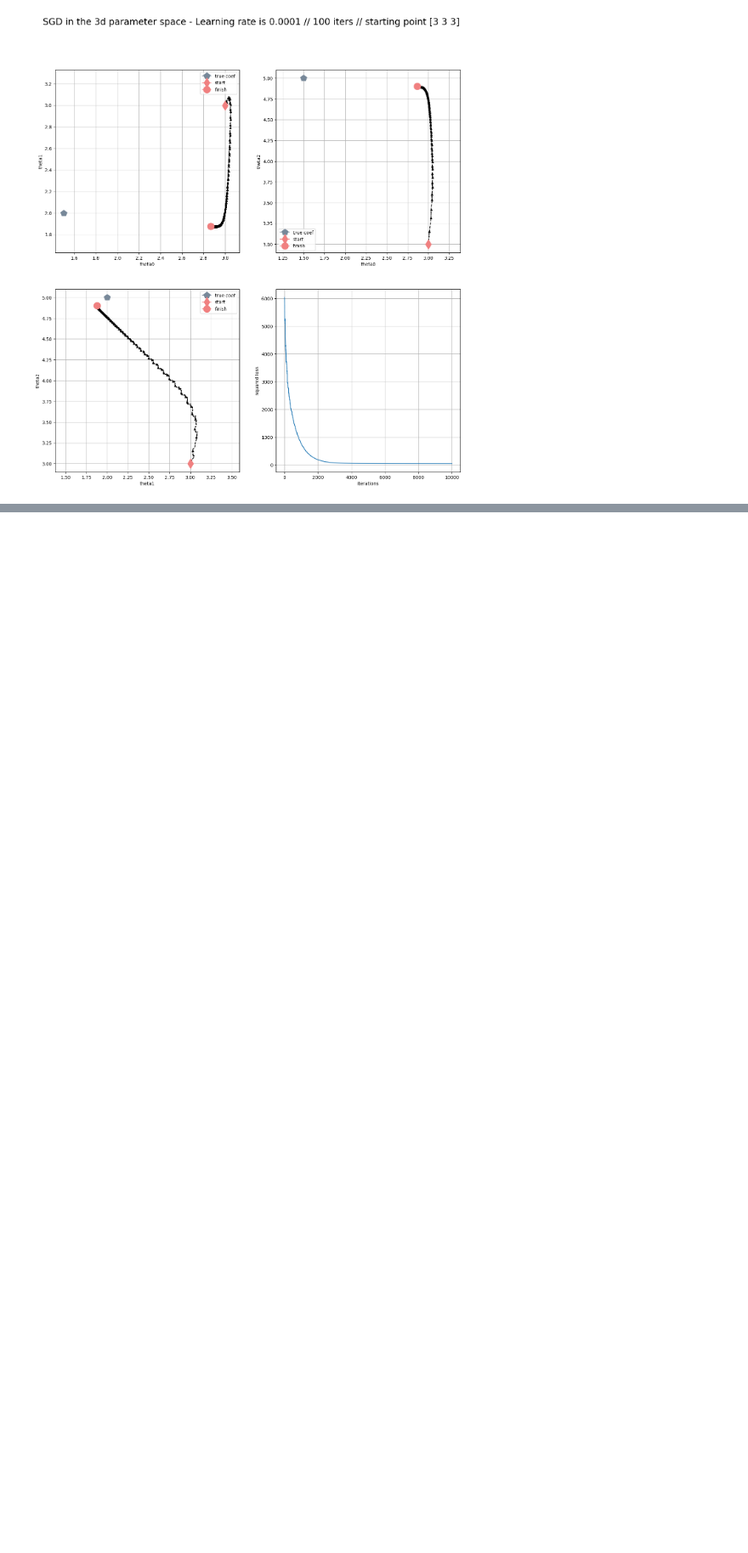
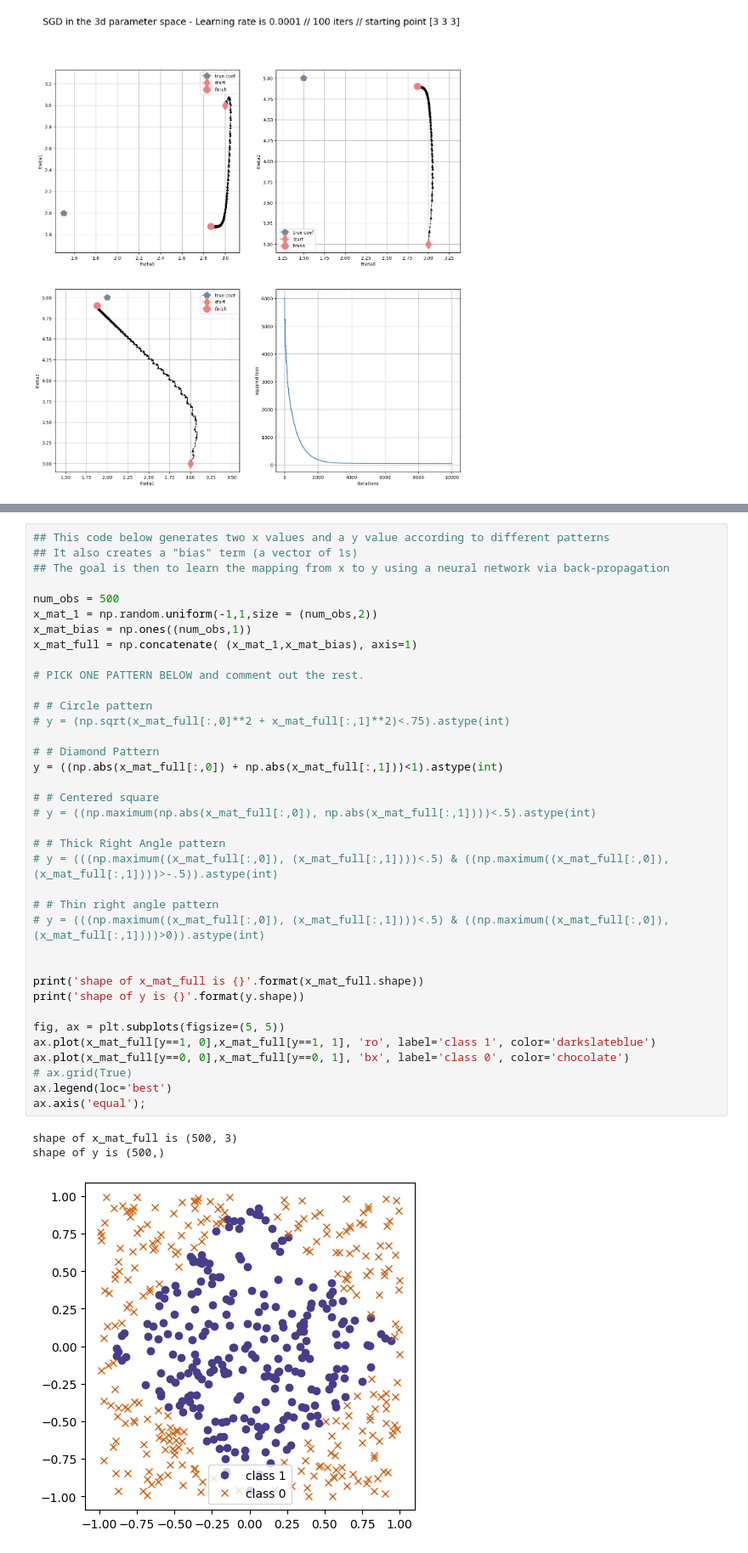
Before and after one commit to himanshukr72/Deep_learning, a Jupyter notebook: gradient descent.ipynb, the cells around one changed output, grey strips where cells are left out. Shown at 85% size. Saved outputs shown, nothing was run; the diff lists cells and outputs as text; blank space fills up the shorter version.

```diff
--- a/gradient descent.ipynb
+++ b/gradient descent.ipynb
@@ -175,0 +182,41 @@ plot_all(theta_path, loss_vec, learning_rate, num_iter,
+# %%
+## This code below generates two x values and a y value according to different patterns
+## It also creates a "bias" term (a vector of 1s)
+## The goal is then to learn the mapping from x to y using a neural network via back-propagation
+
+num_obs = 500
+x_mat_1 = np.random.uniform(-1,1,size = (num_obs,2))
+x_mat_bias = np.ones((num_obs,1))
+x_mat_full = np.concatenate( (x_mat_1,x_mat_bias), axis=1)
+
+# PICK ONE PATTERN BELOW and comment out the rest.
+
+# # Circle pattern
+# y = (np.sqrt(x_mat_full[:,0]**2 + x_mat_full[:,1]**2)<.75).astype(int)
+
+# # Diamond Pattern
+y = ((np.abs(x_mat_full[:,0]) + np.abs(x_mat_full[:,1]))<1).astype(int)
+
+# # Centered square
+# y = ((np.maximum(np.abs(x_mat_full[:,0]), np.abs(x_mat_full[:,1])))<.5).astype(int)
+
+# # Thick Right Angle pattern
+# y = (((np.maximum((x_mat_full[:,0]), (x_mat_full[:,1])))<.5) & ((np.maximum((x_mat_full[:,0]), (x_mat_full[:,1])))>-.5)).astype(int)
+
+# # Thin right angle pattern
+# y = (((np.maximum((x_mat_full[:,0]), (x_mat_full[:,1])))<.5) & ((np.maximum((x_mat_full[:,0]), (x_mat_full[:,1])))>0)).astype(int)
+
+
+print('shape of x_mat_full is {}'.format(x_mat_full.shape))
+print('shape of y is {}'.format(y.shape))
+
+fig, ax = plt.subplots(figsize=(5, 5))
+ax.plot(x_mat_full[y==1, 0],x_mat_full[y==1, 1], 'ro', label='class 1', color='darkslateblue')
+ax.plot(x_mat_full[y==0, 0],x_mat_full[y==0, 1], 'bx', label='class 0', color='chocolate')
+# ax.grid(True)
+ax.legend(loc='best')
+ax.axis('equal');
+# %% [output]
+shape of x_mat_full is (500, 3)
+shape of y is (500,)
+[figure, added]
```
Also changed, not shown: parts of 5 cells of this notebook.
